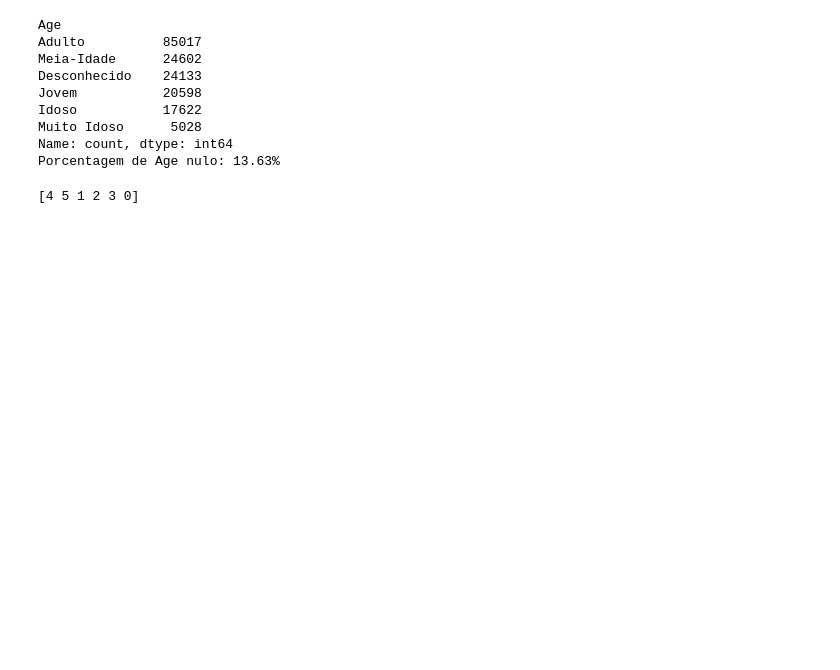
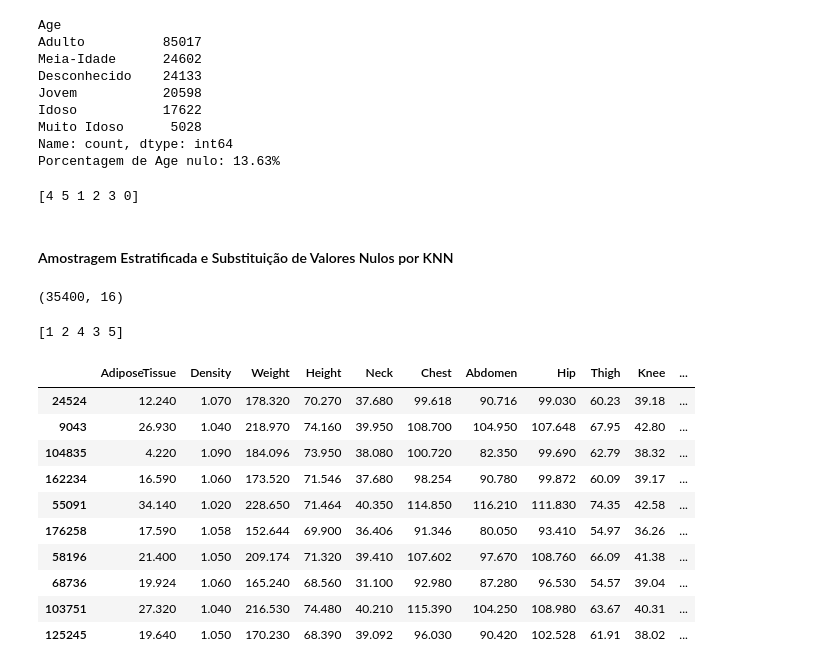
Before and after one commit to marynepatricia/body-fat-prediction-regression, a Jupyter notebook: main.ipynb, the cells around one changed output. Cells and saved outputs as stored; diff of their text form; code cells hidden in the pictures; blank space fills up the shorter version.

```diff
--- a/main.ipynb
+++ b/main.ipynb
@@ -164,7 +169,7 @@ Muito Idoso      5028
 Name: count, dtype: int64
 Porcentagem de Age nulo: 13.63%
 # %%
-# label encoding para preparar os dados para o KNN
+# label encoding para preparar os dados para a amostragem estratificada
 
 age_map = {
     'Desconhecido': 0,
@@ -175,8 +180,10 @@ age_map = {
     'Muito Idoso': 5
 }
 
-df_train['Age'] = df_train['Age'].map(age_map)
-print(df_train['Age'].unique())
+df_copy['Age'] = df_copy['Age'].map(age_map)
+print(df_copy['Age'].unique())
 # %% [output]
 [4 5 1 2 3 0]
+# %% [markdown]
+#### Amostragem Estratificada e Substituição de Valores Nulos por KNN
 # %%
@@ -183,0 +193,4 @@ print(df_train['Age'].unique())
+# %%
+print(df_final.shape)
+# %% [output]
+(35400, 16)
@@ -183,0 +202,41 @@ print(df_train['Age'].unique())
+# %%
+# Removendo a coluna alvo dos conjuntos de treino e teste.
+
+X_final = df_final.drop(columns=['BodyFat'])
+
+# Normalizar para atribuir os mesmos pesos a todas as variáveis
+
+scaler = StandardScaler()
+X_final_scaled = scaler.fit_transform(X_final)
+
+# Aplicar o KNN imputer para preencher os valores nulos nas colunas numéricas
+
+imputer = KNNImputer(n_neighbors=5)
+X_final_imputed = imputer.fit_transform(X_final_scaled)
+
+# Retornando para a escala original
+df_limpo = pd.DataFrame(scaler.inverse_transform(X_final_imputed),
+                        columns=X_final.columns,
+                        index=X_final.index)
+
+# Arredondar o resultado de Age e converter para int para voltar para a escala do label encoding original
+
+df_limpo['Age'] = df_limpo['Age'].round().astype(int)
+
+print(df_limpo['Age'].unique())
+# %% [output]
+[1 2 4 3 5]
+# %%
+df_limpo.head(10)
+# %% [output]
+|  | AdiposeTissue | Density | Weight | Height | Neck | Chest | Abdomen | Hip | Thigh | Knee | ... |
+| 24524 | 12.240 | 1.070 | 178.320 | 70.270 | 37.680 | 99.618 | 90.716 | 99.030 | 60.23 | 39.18 | ... |
+| 9043 | 26.930 | 1.040 | 218.970 | 74.160 | 39.950 | 108.700 | 104.950 | 107.648 | 67.95 | 42.80 | ... |
+| 104835 | 4.220 | 1.090 | 184.096 | 73.950 | 38.080 | 100.720 | 82.350 | 99.690 | 62.79 | 38.32 | ... |
+| 162234 | 16.590 | 1.060 | 173.520 | 71.546 | 37.680 | 98.254 | 90.780 | 99.872 | 60.09 | 39.17 | ... |
+| 55091 | 34.140 | 1.020 | 228.650 | 71.464 | 40.350 | 114.850 | 116.210 | 111.830 | 74.35 | 42.58 | ... |
+| 176258 | 17.590 | 1.058 | 152.644 | 69.900 | 36.406 | 91.346 | 80.050 | 93.410 | 54.97 | 36.26 | ... |
+| 58196 | 21.400 | 1.050 | 209.174 | 71.320 | 39.410 | 107.602 | 97.670 | 108.760 | 66.09 | 41.38 | ... |
+| 68736 | 19.924 | 1.060 | 165.240 | 68.560 | 31.100 | 92.980 | 87.280 | 96.530 | 54.57 | 39.04 | ... |
+| 103751 | 27.320 | 1.040 | 216.530 | 74.480 | 40.210 | 115.390 | 104.250 | 108.980 | 63.67 | 40.31 | ... |
+| 125245 | 19.640 | 1.050 | 170.230 | 68.390 | 39.092 | 96.030 | 90.420 | 102.528 | 61.91 | 38.02 | ... |
```
Also changed, not shown: parts of 12 cells of this notebook.
